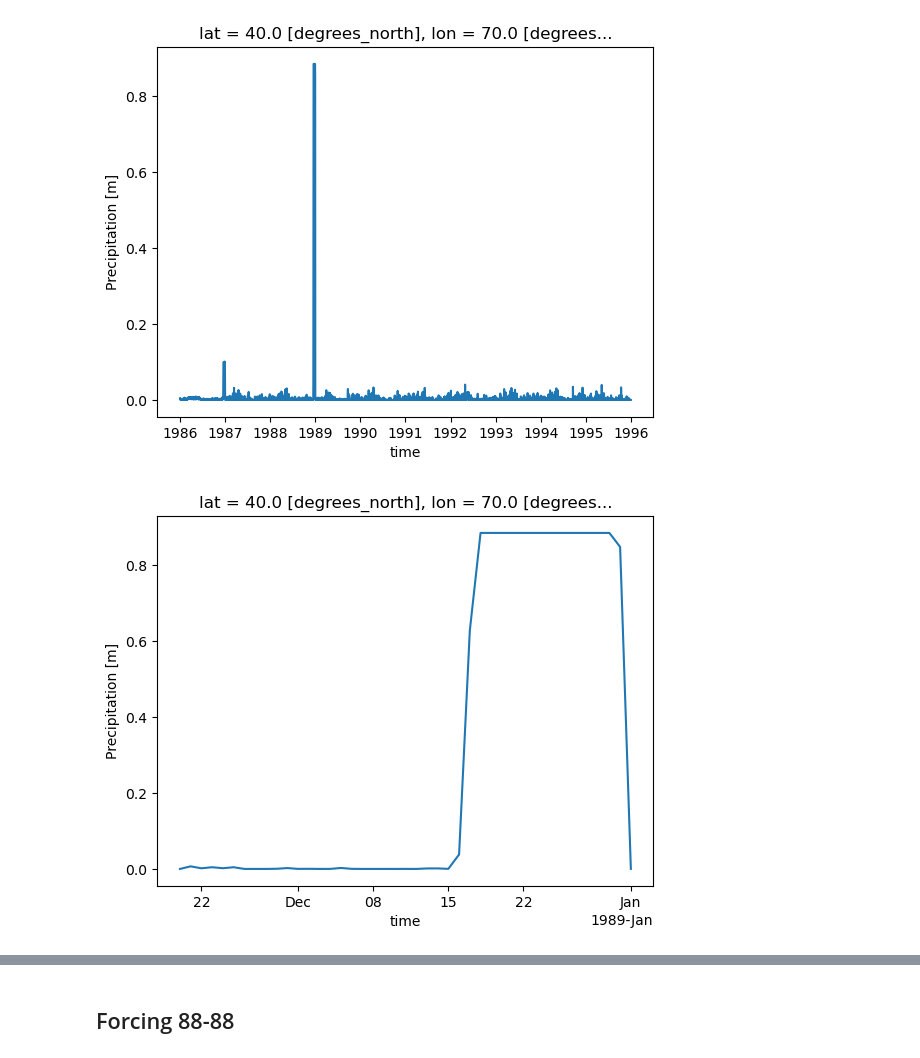
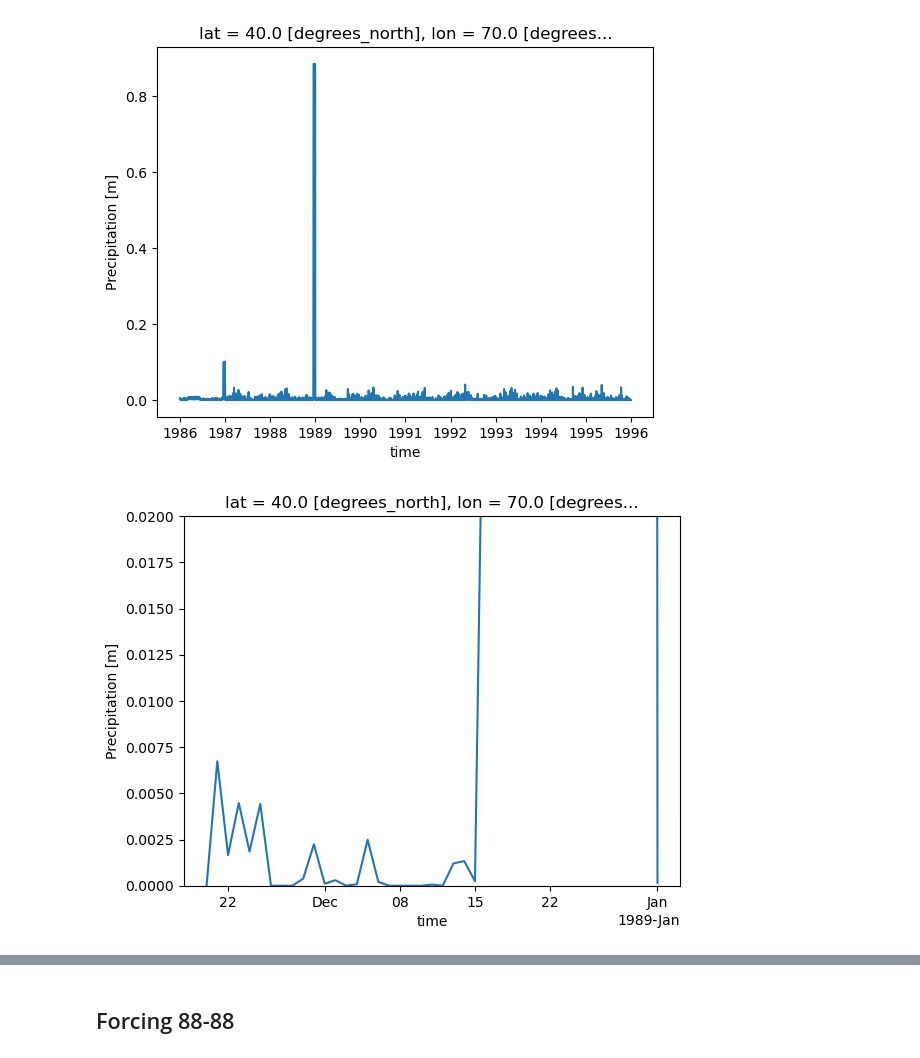
Before and after one commit to andrevdv/MSc_AralSea, a Jupyter notebook: book/thesis_projects/MSc/2025_Q1_AndreVanDerVeen_CEG/work_in_progress/Test_Aral/Aral_load_results_bug.ipynb, the cells around one changed output, grey strips where cells are left out. Saved outputs shown, nothing was run; the diff lists cells and outputs as text; code cells hidden in the pictures.

```diff
--- a/book/thesis_projects/MSc/2025_Q1_AndreVanDerVeen_CEG/work_in_progress/Test_Aral/Aral_load_results_bug.ipynb
+++ b/book/thesis_projects/MSc/2025_Q1_AndreVanDerVeen_CEG/work_in_progress/Test_Aral/Aral_load_results_bug.ipynb
@@ -159,7 +159,8 @@ Attributes:
 # %%
 ts_pr_year = ts_pr.sel(time=slice('1988-11-20', '1989-01-01'))
 ts_pr_year.plot()
-plt.savefig('ERA5_pr_1988-89.png')
+plt.ylim(0, 0.02)
+#plt.savefig('ERA5_pr_1988-89.png')
 plt.show()
 # %% [output]
-[figure, old version]
+[figure, new version]
```
Also changed, not shown: parts of 2 cells of this notebook, 9 other files.
